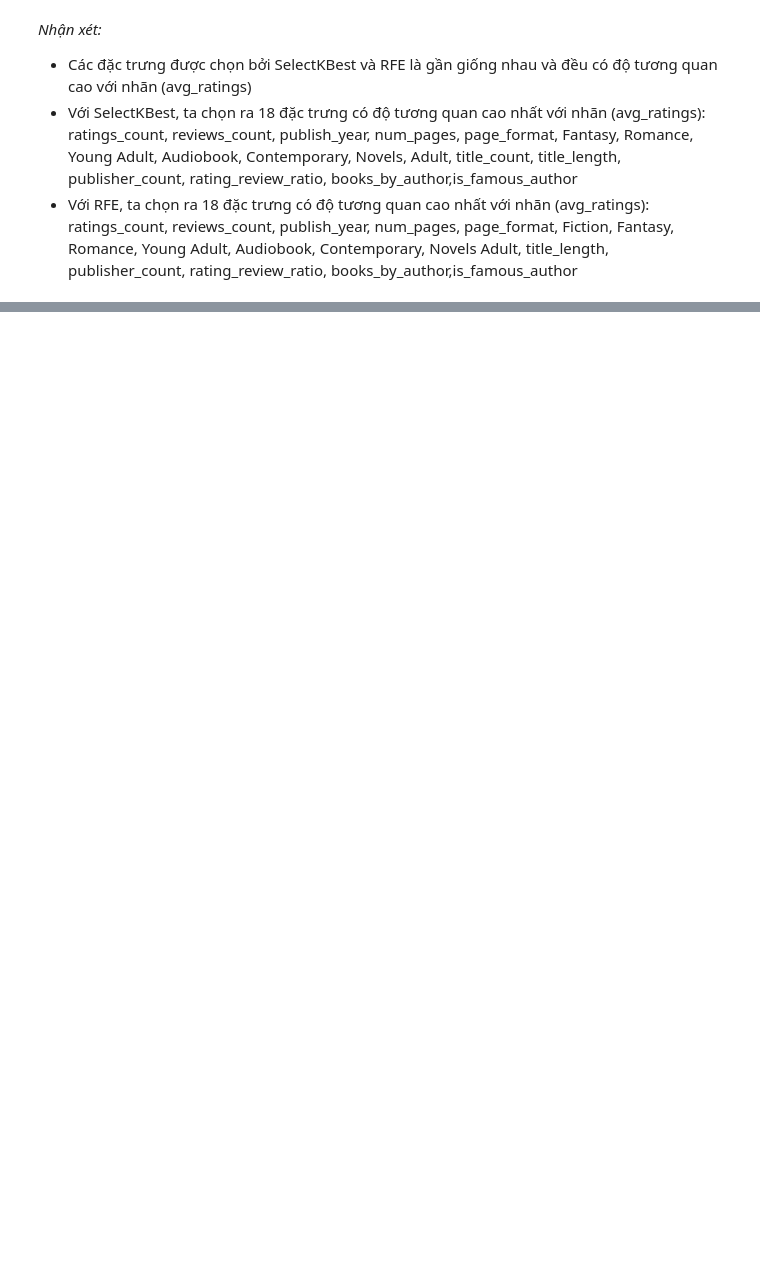
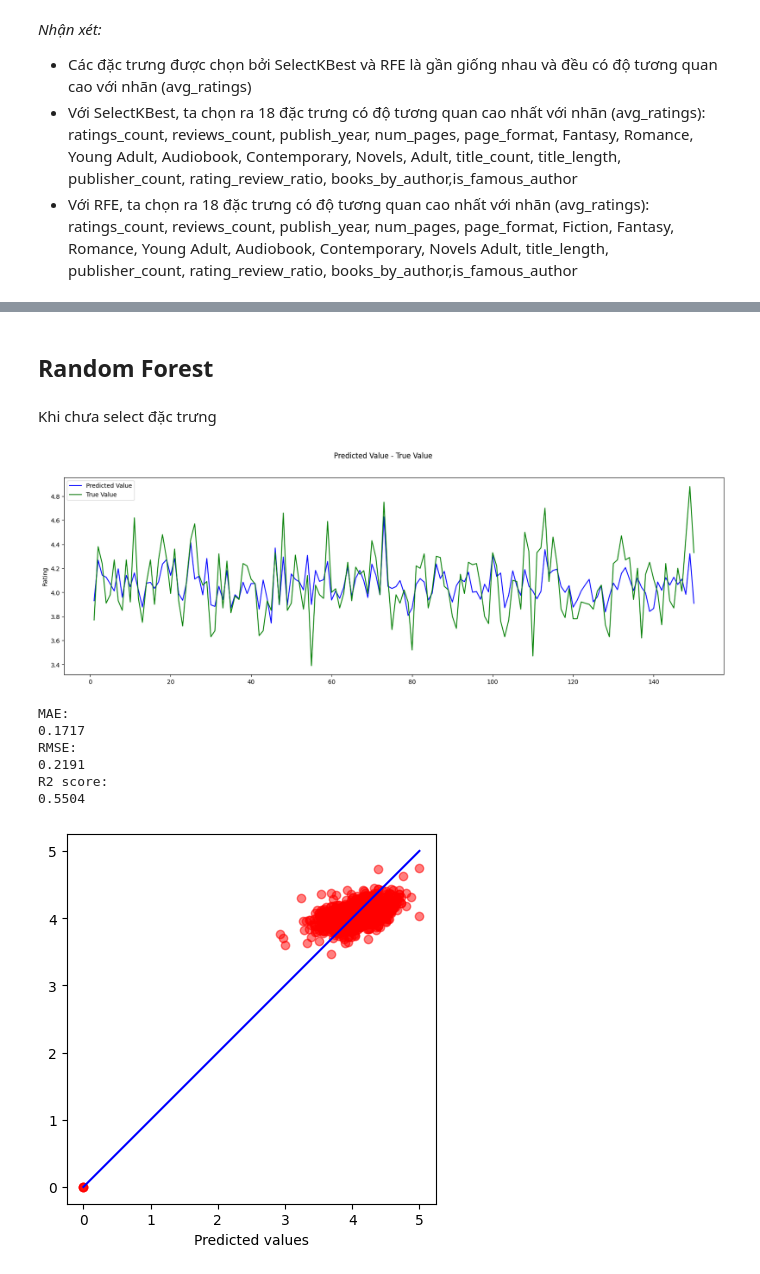
Before and after one commit to legitb0y/KHDL_CK_DCD, a Jupyter notebook: main_10000.ipynb, the cells around one changed output, grey strips where cells are left out. Cells and saved outputs as stored; diff of their text form; code cells hidden in the pictures; blank space fills up the shorter version.

```diff
--- a/main_10000.ipynb
+++ b/main_10000.ipynb
@@ -562,0 +599,5 @@ Fiction, Fantasy, Romance, Young Adult, Audiobook, Contemporary, Novels Adult, t
+# %%
+def trainDefaultModel(model, X_train, y_train, X_val):
+    model.fit(X_train,y_train)
+    y_pred = model.predict(X_val)
+    return y_pred
@@ -562,0 +606,10 @@ Fiction, Fantasy, Romance, Young Adult, Audiobook, Contemporary, Novels Adult, t
+# %%
+def plotValue(y_test, y_pred):
+  ind = list(range(1, 151))
+  fig, axs = plt.subplots(1, 1, figsize=(20, 6), sharey=True)
+  axs.plot(ind, y_pred[:150], label='Predicted Value', color='blue')
+  axs.plot(ind, y_test[:150], label='True Value', color='green')
+  axs.legend()
+  axs.set_ylabel('Rating')
+  fig.suptitle('Predicted Value - True Value')
+  plt.show()
@@ -562,0 +623,22 @@ Fiction, Fantasy, Romance, Young Adult, Audiobook, Contemporary, Novels Adult, t
+# %%
+def accuracyScore(y_test, y_pred, isShow = True):
+    MAE = mean_absolute_error(y_test, y_pred)
+    RMSE = np.sqrt(mean_squared_error(y_test, y_pred))
+    r2score = r2_score(y_test, y_pred)
+    MAE = round(MAE, 4)
+    RMSE = round(RMSE, 4)
+    r2score = round(r2score, 4)
+    if isShow:
+        print(
+            f'MAE: \n{MAE}\n'
+            f'RMSE: \n{RMSE}\n'
+            f'R2 score: \n{r2score}\n'
+        )
+        plt.scatter(y_test, y_pred, color='red',alpha=0.5)
+        plt.plot([min(y_test), max(y_test)], [min(y_test), max(y_test)], color='blue')
+        plt.xlabel('True values')
+        plt.xlabel('Predicted values')
+        plt.axis('equal')
+        plt.axis('square')
+        plt.show()
+    return MAE, RMSE, r2score
@@ -562,0 +662,20 @@ Fiction, Fantasy, Romance, Young Adult, Audiobook, Contemporary, Novels Adult, t
+# %% [markdown]
+## Random Forest
+# %% [markdown]
+Khi chưa select đặc trưng
+# %%
+rf = RandomForestRegressor()
+y_pred_rf = trainDefaultModel(rf, X_train_RF, y_train, X_val)
+# %%
+plotValue(y_val, y_pred_rf)
+x, y, z = accuracyScore(y_val, y_pred_rf)
+rs.append([x,y,z])
+# %% [output]
+[figure, added]
+MAE:
+0.1717
+RMSE:
+0.2191
+R2 score:
+0.5504
+[figure, added]
```
Also changed, not shown: parts of 48 cells of this notebook.
